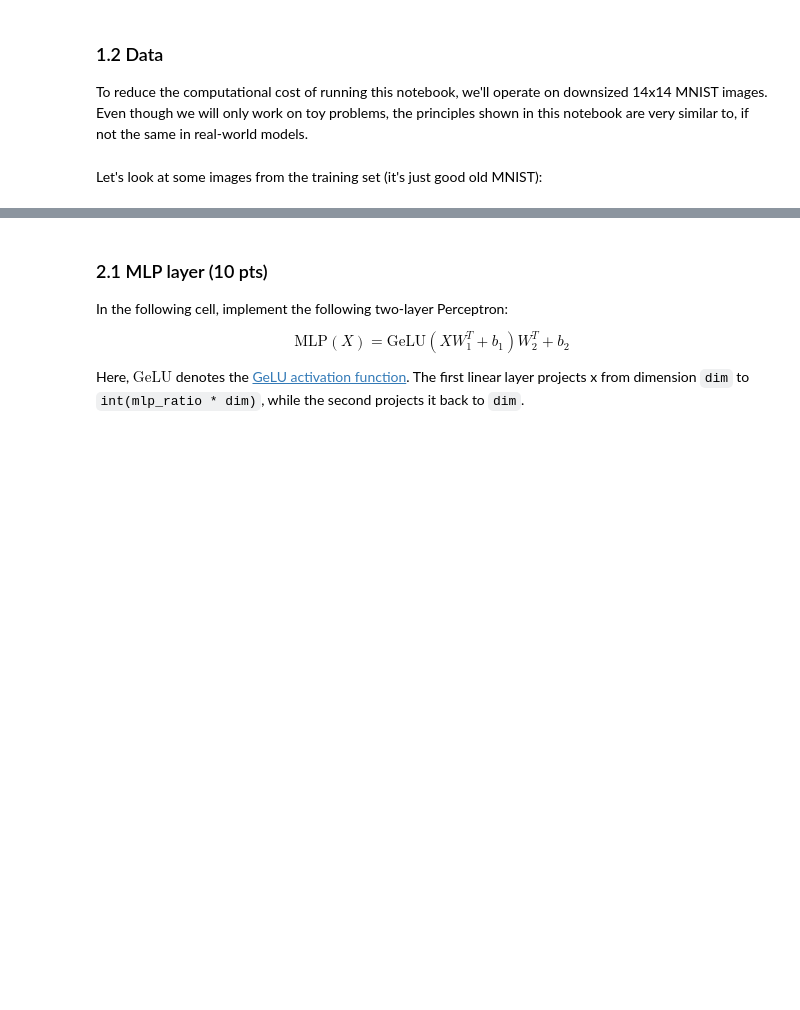
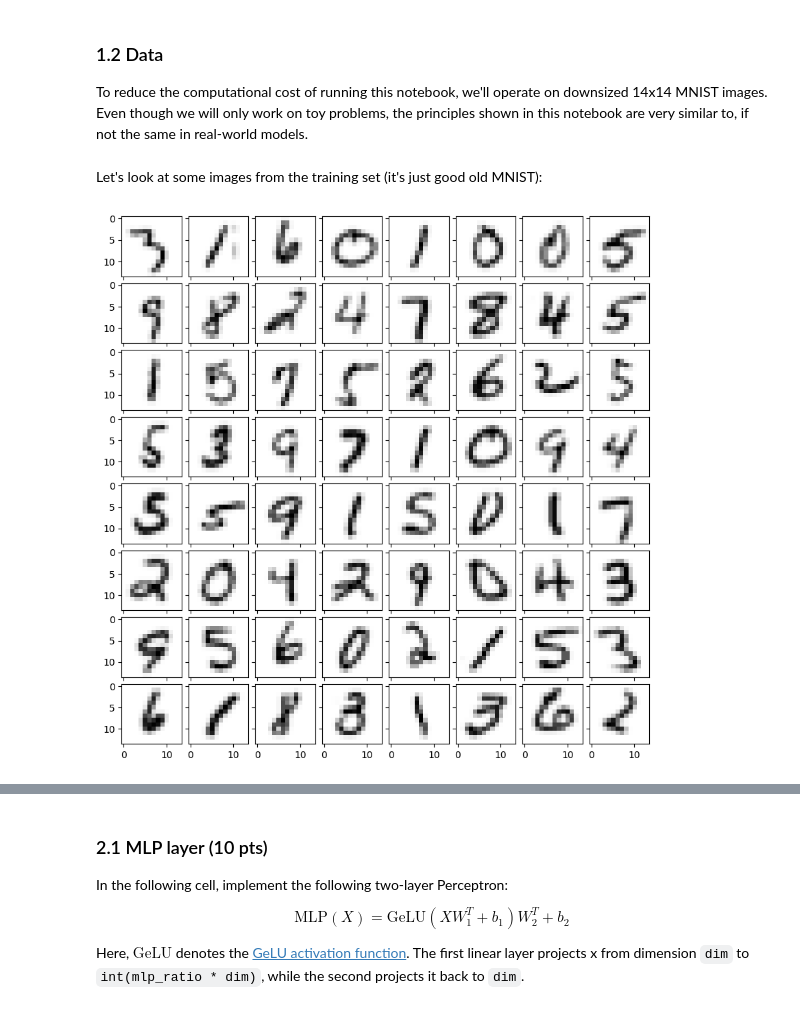
Before and after one commit to EPFL-VILAB/2026-Spring-CS503-Visual-Intelligence-Homework, a Jupyter notebook: Transformer_Homework/CS503_Transformer_Homework.ipynb, the cells around one changed output, grey strips where cells are left out. Saved outputs shown, nothing was run; the diff lists cells and outputs as text; code cells hidden in the pictures; blank space fills up the shorter version.

```diff
--- a/Transformer_Homework/CS503_Transformer_Homework.ipynb
+++ b/Transformer_Homework/CS503_Transformer_Homework.ipynb
@@ -90,26 +111,34 @@ num_workers = 10
 
 transform = torchvision.transforms.Compose([
     torchvision.transforms.Resize((image_size, image_size)),
-    torchvision.transforms.ToTensor()
+    torchvision.transforms.ToTensor(),
 ])
 
-dataset_train_val = MNIST(root='./data', train=True, download=True, transform=transform)
+dataset_train_val = MNIST(root="./data", train=True, download=True, transform=transform)
 dataset_train, dataset_val = torch.utils.data.random_split(dataset_train_val, [50_000, 10_000])
-dataset_test = MNIST(root='./data', train=False, download=True, transform=transform)
+dataset_test = MNIST(root="./data", train=False, download=True, transform=transform)
 
-loader_train = DataLoader(dataset_train, batch_size=batch_size, num_workers=num_workers, shuffle=True, drop_last=True)
-loader_val = DataLoader(dataset_val, batch_size=batch_size, num_workers=num_workers, drop_last=False)
-loader_test = DataLoader(dataset_test, batch_size=batch_size, num_workers=num_workers, drop_last=False)
+loader_train = DataLoader(
+    dataset_train, batch_size=batch_size, num_workers=num_workers, shuffle=True, drop_last=True
+)
+loader_val = DataLoader(
+    dataset_val, batch_size=batch_size, num_workers=num_workers, drop_last=False
+)
+loader_test = DataLoader(
+    dataset_test, batch_size=batch_size, num_workers=num_workers, drop_last=False
+)
 # %% [markdown]
 Let's look at some images from the training set (it's just good old MNIST):
 # %%
 imgs, cls_idxs = next(iter(loader_train))
 
-fig = plt.figure(figsize=(10., 10.))
+fig = plt.figure(figsize=(10.0, 10.0))
 grid = ImageGrid(fig, 111, nrows_ncols=(8, 8), axes_pad=0.1)
 for i, img in enumerate(imgs):
-    grid[i].imshow(img[0], cmap='Greys')
+    grid[i].imshow(img[0], cmap="Greys")
 plt.show()
+# %% [output]
+[figure, added]
 # %% [markdown]
 ---
 
```
Also changed, not shown: parts of 23 cells of this notebook, 4 other files.
